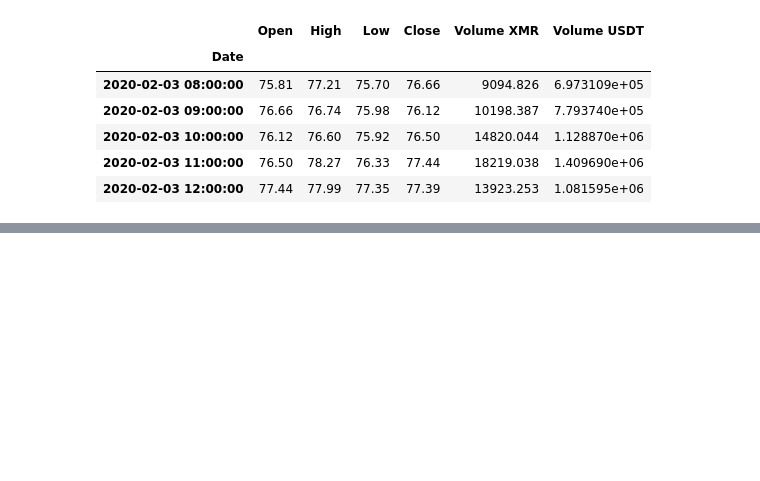
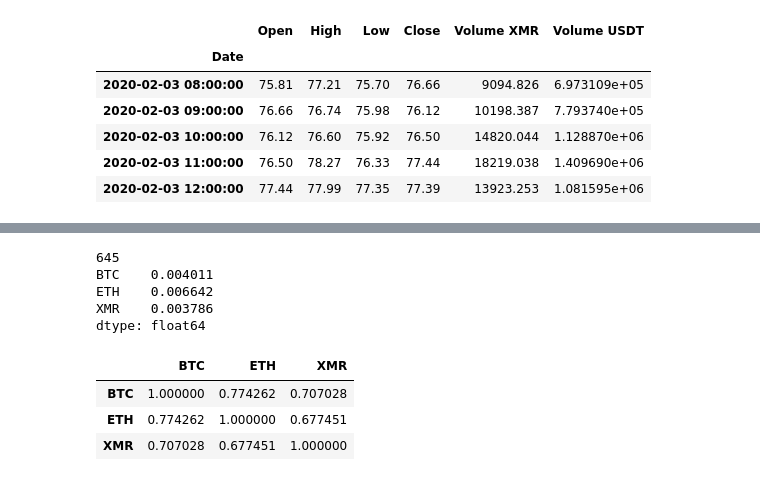
Before and after one commit to mxagar/crypto_analysis, a Jupyter notebook: 02_PortfolioAnalysis.ipynb, the cells around one changed output, grey strips where cells are left out. Cells and saved outputs as stored; diff of their text form; code cells hidden in the pictures; blank space fills up the shorter version.

```diff
--- a/02_PortfolioAnalysis.ipynb
+++ b/02_PortfolioAnalysis.ipynb
@@ -104,3 +106,20 @@ df.head()
 # %%
 # Get number of datapoints
-k = df.shape[0]
+num_datapoints = df.shape[0]
+print(num_datapoints)
+print(df.pct_change(1).mean())
+# %% [output]
+645
+BTC    0.004011
+ETH    0.006642
+XMR    0.003786
+dtype: float64
+# %%
+# Compute the correlation of the returns
+# It should be low...
+df.pct_change(1).corr()
+# %% [output]
+|  | BTC | ETH | XMR |
+| BTC | 1.000000 | 0.774262 | 0.707028 |
+| ETH | 0.774262 | 1.000000 | 0.677451 |
+| XMR | 0.707028 | 0.677451 | 1.000000 |
```
Also changed, not shown: parts of 24 cells of this notebook, 1 other file.
